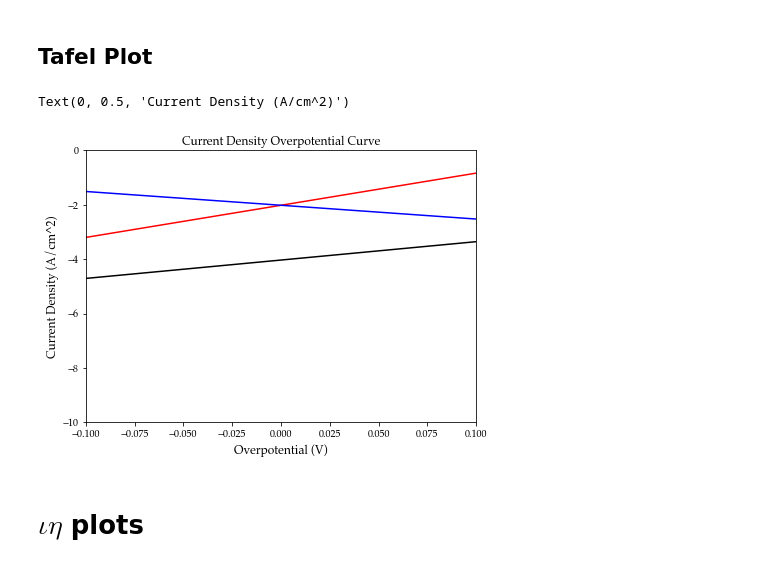
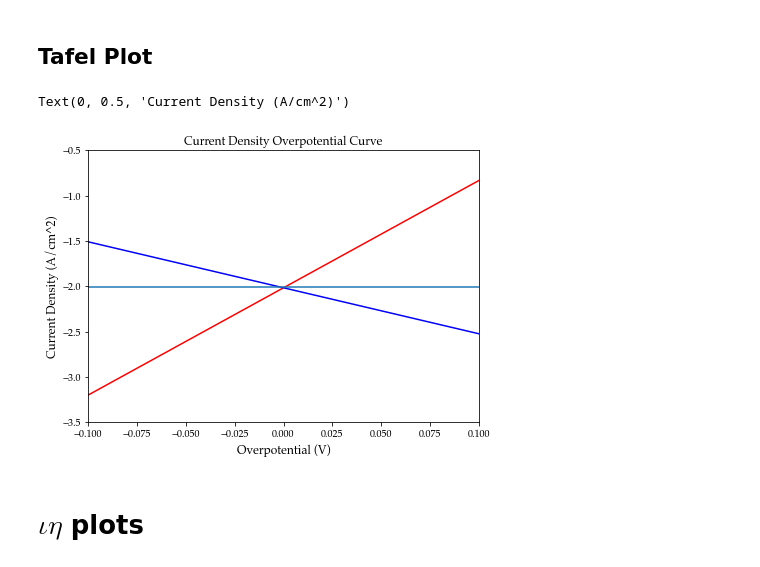
Before and after one commit to jmsieffer/ChemPhysicsMisc, a Jupyter notebook: ChemPhysicsMisc/MiscScienceScripts/ButlerVolmer.ipynb, the cells around one changed output. Drawn from its saved outputs; the diff is of its cells as text; code cells hidden in the pictures.

```diff
--- a/ChemPhysicsMisc/MiscScienceScripts/ButlerVolmer.ipynb
+++ b/ChemPhysicsMisc/MiscScienceScripts/ButlerVolmer.ipynb
@@ -69,30 +80,32 @@ logjc = np.log10(TafelCurrentDensityc)
 # %%
 #Plotting for Tafel Plot
 
 fig = plt.figure(figsize = (7,5))
 
 #Axis limits
 #plt.xlim(min(Eta),max(Eta))
 #plt.ylim(-600,600)
 plt.xlim(-.1,.1)
-plt.ylim(-10,0)
+plt.ylim(-3.5,-0.5)
 
 
 plt.plot(Eta,logja, color = 'red')
 plt.plot(Eta,logjc, color = 'blue')
-plt.plot(Eta,logja+logjc, color = 'black')
+
+plt.axhline(-2.01)
+#plt.plot(Eta,logja+logjc, color = 'black')
 
 #Font selection
 matplotlib.rcParams['font.serif'] = "Palatino"
 matplotlib.rcParams['font.family'] = "serif"
 
 #Plot Labeling
 plt.title('Current Density Overpotential Curve')
 plt.xlabel('Overpotential (V)', fontsize = '12')
 plt.ylabel('Current Density (A/cm^2)', fontsize = '12')
 # %% [output]
 Text(0, 0.5, 'Current Density (A/cm^2)')
-[figure, old version]
+[figure, new version]
 # %% [markdown]
 # $\iota \eta$ plots
 # %%
```
Also changed, not shown: parts of 2 cells of this notebook.
